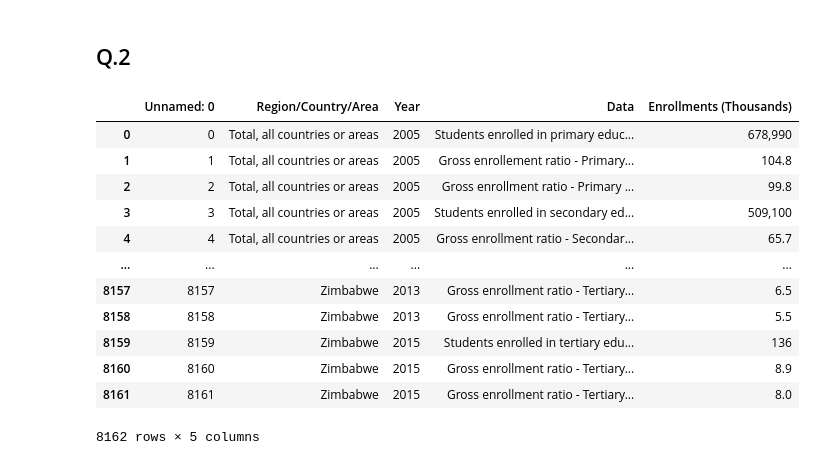
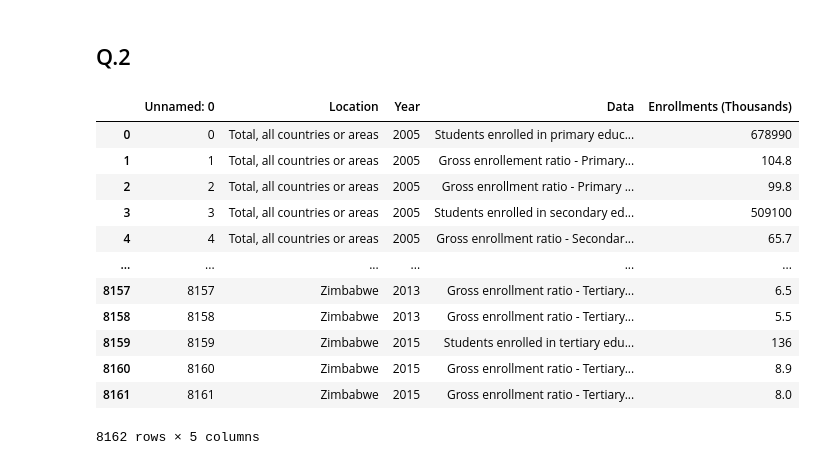
Before and after one commit to RealDogDad/exoplanetary-extrapolation, a Jupyter notebook: assignments/midterm.ipynb, the cells around one changed output. Drawn from its saved outputs; the diff is of its cells as text; code cells hidden in the pictures.

```diff
--- a/assignments/midterm.ipynb
+++ b/assignments/midterm.ipynb
@@ -125,21 +140,23 @@ df
 ## Q.2
 # %%
 # (a) Read in “Education.csv”.
-edu = income_data = pd.read_csv("Education.csv")
-edu
+edu = income_data = pd.read_csv("../dataFiles/Education.csv")
+edu.rename(columns={"Region/Country/Area": "Location"}, inplace=True)
-# %% [output]
-|  | Unnamed: 0 | Region/Country/Area | Year | Data | Enrollments (Thousands) |
-| 0 | 0 | Total, all countries or areas | 2005 | Students enrolled in primary educ... | 678,990 |
-| 1 | 1 | Total, all countries or areas | 2005 | Gross enrollement ratio - Primary... | 104.8 |
-| 2 | 2 | Total, all countries or areas | 2005 | Gross enrollment ratio - Primary ... | 99.8 |
-| 3 | 3 | Total, all countries or areas | 2005 | Students enrolled in secondary ed... | 509,100 |
-| 4 | 4 | Total, all countries or areas | 2005 | Gross enrollment ratio - Secondar... | 65.7 |
-| ... | ... | ... | ... | ... | ... |
-| 8157 | 8157 | Zimbabwe | 2013 | Gross enrollment ratio - Tertiary... | 6.5 |
-| 8158 | 8158 | Zimbabwe | 2013 | Gross enrollment ratio - Tertiary... | 5.5 |
-| 8159 | 8159 | Zimbabwe | 2015 | Students enrolled in tertiary edu... | 136 |
-| 8160 | 8160 | Zimbabwe | 2015 | Gross enrollment ratio - Tertiary... | 8.9 |
-| 8161 | 8161 | Zimbabwe | 2015 | Gross enrollment ratio - Tertiary... | 8.0 |
-8162 rows × 5 columns
 # %%
 # (b) The data of the column “Enrollments (Thousands)” are not numbers, convert them into numbers by removing the “,”.
+edu["Enrollments (Thousands)"].replace(',','',regex=True,inplace=True)
+display(edu)
+# %% [output]
+|  | Unnamed: 0 | Location | Year | Data | Enrollments (Thousands) |
+| 0 | 0 | Total, all countries or areas | 2005 | Students enrolled in primary educ... | 678990 |
+| 1 | 1 | Total, all countries or areas | 2005 | Gross enrollement ratio - Primary... | 104.8 |
+| 2 | 2 | Total, all countries or areas | 2005 | Gross enrollment ratio - Primary ... | 99.8 |
+| 3 | 3 | Total, all countries or areas | 2005 | Students enrolled in secondary ed... | 509100 |
+| 4 | 4 | Total, all countries or areas | 2005 | Gross enrollment ratio - Secondar... | 65.7 |
+| ... | ... | ... | ... | ... | ... |
+| 8157 | 8157 | Zimbabwe | 2013 | Gross enrollment ratio - Tertiary... | 6.5 |
+| 8158 | 8158 | Zimbabwe | 2013 | Gross enrollment ratio - Tertiary... | 5.5 |
+| 8159 | 8159 | Zimbabwe | 2015 | Students enrolled in tertiary edu... | 136 |
+| 8160 | 8160 | Zimbabwe | 2015 | Gross enrollment ratio - Tertiary... | 8.9 |
+| 8161 | 8161 | Zimbabwe | 2015 | Gross enrollment ratio - Tertiary... | 8.0 |
+8162 rows × 5 columns
```
Also changed, not shown: parts of 18 cells of this notebook, 5 other files.
